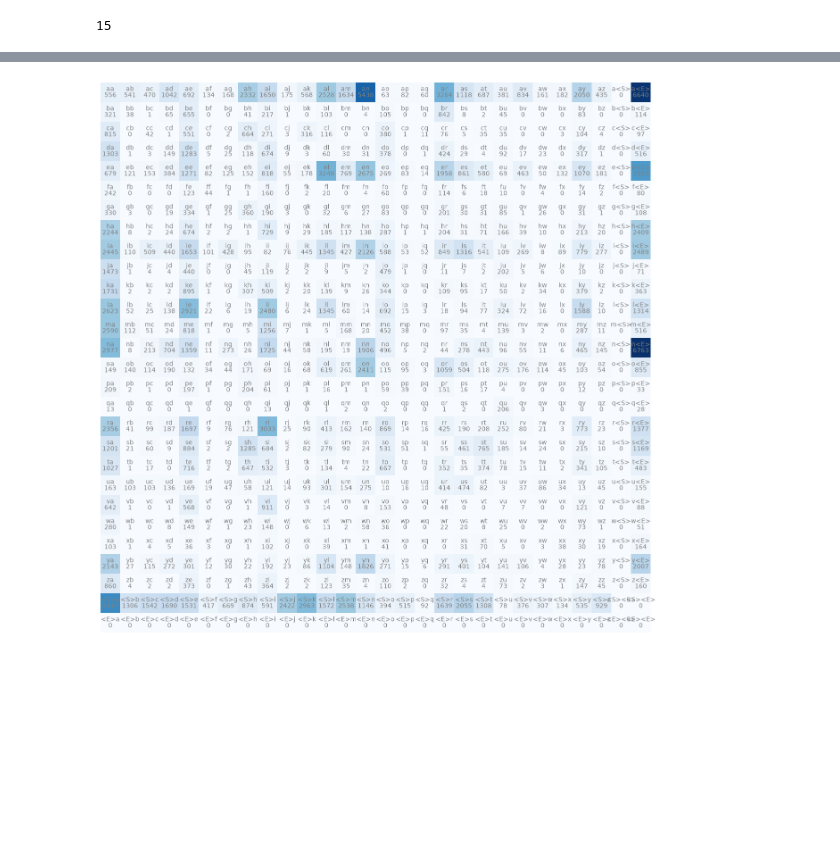
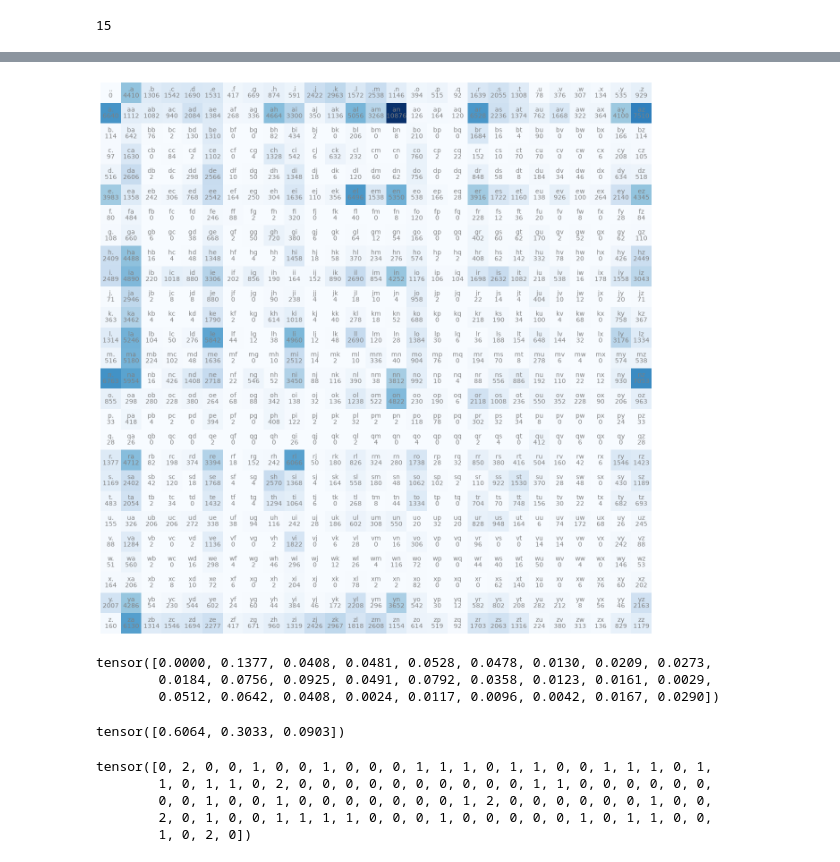
Before and after one commit to AllanKariuki/language-modelling-makemorefile-lesson, a Jupyter notebook: build_makemore.ipynb, the cells around one changed output, grey strips where cells are left out. Drawn from its saved outputs; the diff is of its cells as text; code cells hidden in the pictures; blank space fills up the shorter version.

```diff
--- a/build_makemore.ipynb
+++ b/build_makemore.ipynb
@@ -73,15 +73,15 @@ sorted(b.items(), key= lambda kv: -kv[1]) # sort the list of bigrams with their
 # %%
 import torch
 # %%
-N = torch.zeros((28, 28), dtype=torch.int32)
+N = torch.zeros((27 , 27), dtype=torch.int32)
 # %%
 chars = sorted(list(set(''.join(words)))) # all the characters we see
-stoi = {s:i for i,s in enumerate(chars)} # create a pair of link between the characters and an integer value
-stoi['<S>'] = 26
-stoi['<E>'] = 27
+stoi = {s:i+1 for i,s in enumerate(chars)} # create a pair of link between the characters and an integer value
+stoi['.'] = 0
+itos = {i:s for s, i in stoi.items()}
 # %%
 for w in words:
-    chs = ['<S>'] + list(w) + ['<E>']
+    chs = ['.'] + list(w) + ['.']
     for ch1, ch2 in zip(chs, chs[1:]):
         ix1 = stoi[ch1]
         ix2 = stoi[ch2]
@@ -91,15 +89,38 @@ itos = {i:s for s, i in stoi.items()}
 # %%
 import matplotlib.pyplot as plt
 %matplotlib inline
 # plt.imshow(N)
 
 plt.figure(figsize=(16,16))
 plt.imshow(N, cmap='Blues')
-for i in range(28):
-    for j in range(28):
+for i in range(27):
+    for j in range(27):
         chstr=itos[i] + itos[j]
         plt.text(j, i, chstr, ha="center", va="bottom", color='gray') # populate the top part of the cell
         plt.text(j, i, N[i, j].item(), ha="center", va="top", color='gray') # the actual count from the recorded tensor
 plt.axis('off');
 # %% [output]
-[figure, old version]
+[figure, new version]
+# %%
+p = N[0].float()
+p = p / p.sum()
+p
+# %% [output]
+tensor([0.0000, 0.1377, 0.0408, 0.0481, 0.0528, 0.0478, 0.0130, 0.0209, 0.0273,
+        0.0184, 0.0756, 0.0925, 0.0491, 0.0792, 0.0358, 0.0123, 0.0161, 0.0029,
+        0.0512, 0.0642, 0.0408, 0.0024, 0.0117, 0.0096, 0.0042, 0.0167, 0.0290])
+# %%
+g = torch.Generator().manual_seed(2147483647)
+p = torch.rand(3, generator=g)
+p = p / p.sum()
+p
+# %% [output]
+tensor([0.6064, 0.3033, 0.0903])
+# %%
+torch.multinomial(p, num_samples=100, replacement=True, generator=g)
+# %% [output]
+tensor([0, 2, 0, 0, 1, 0, 0, 1, 0, 0, 0, 1, 1, 1, 0, 1, 1, 0, 0, 1, 1, 1, 0, 1,
+        1, 0, 1, 1, 0, 2, 0, 0, 0, 0, 0, 0, 0, 0, 0, 0, 1, 1, 0, 0, 0, 0, 0, 0,
+        0, 0, 1, 0, 0, 1, 0, 0, 0, 0, 0, 0, 0, 1, 2, 0, 0, 0, 0, 0, 0, 1, 0, 0,
+        2, 0, 1, 0, 0, 1, 1, 1, 1, 0, 0, 0, 1, 0, 0, 0, 0, 0, 1, 0, 1, 1, 0, 0,
+        1, 0, 2, 0])
```
Also changed, not shown: parts of 1 cell of this notebook.
